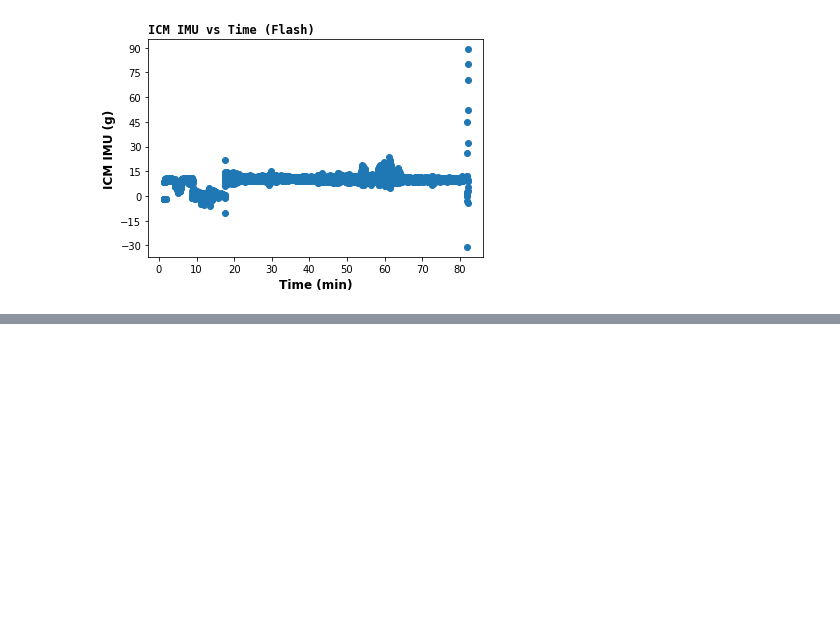
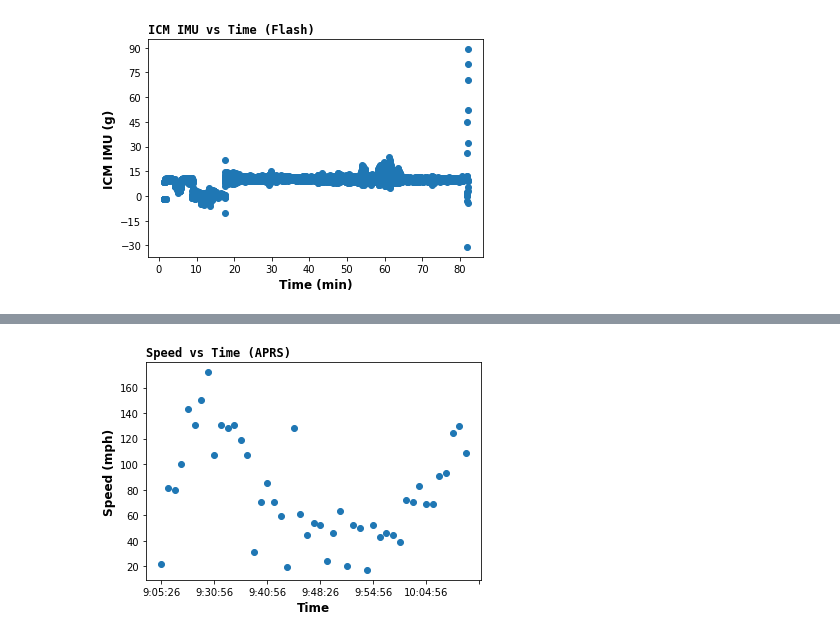
Before and after one commit to ASU-ASCEND/Fall-2024, a Jupyter notebook: DataProcessing/Traditional/Fall2024Launch.ipynb, the cells around one changed output, grey strips where cells are left out. Cells and saved outputs as stored; diff of their text form; code cells hidden in the pictures; blank space fills up the shorter version.

```diff
--- a/DataProcessing/Traditional/Fall2024Launch.ipynb
+++ b/DataProcessing/Traditional/Fall2024Launch.ipynb
@@ -341,0 +371,17 @@ plotVsTime("ICM AccZ", "ICM IMU", "g")
+# %%
+fig, ax = plt.subplots()
+
+plt.scatter([to_mst(i.split()[1]) for i in aprs_df["time"]], aprs_df["speed"])
+ax.xaxis.set_major_locator(plt.MaxNLocator(8))
+ax.yaxis.set_major_locator(plt.MaxNLocator(10))
+
+plt.title(f"Speed vs Time (APRS)", fontsize="large", loc="left", fontweight="bold", family="monospace")
+plt.ylabel(f"Speed (mph)", fontsize="large", fontweight="bold")
+plt.xlabel("Time", fontsize="large", fontweight="bold")
+
+plt.savefig(os.path.join(graph_folder, f"aprs_speed_vs_time.svg"))
+plt.savefig(os.path.join(graph_folder, f"aprs_speed_vs_time.png"))
+
+plt.show()
+# %% [output]
+[figure, added]
```
Also changed, not shown: parts of 3 cells of this notebook, 21 other files.
